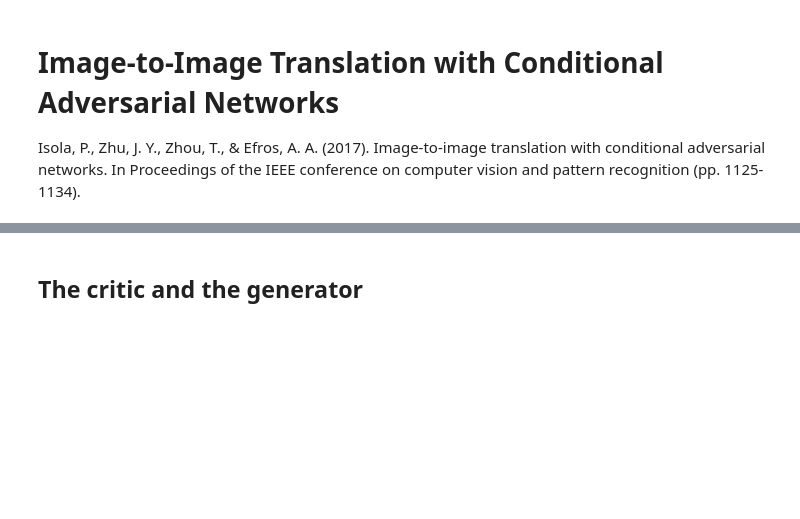
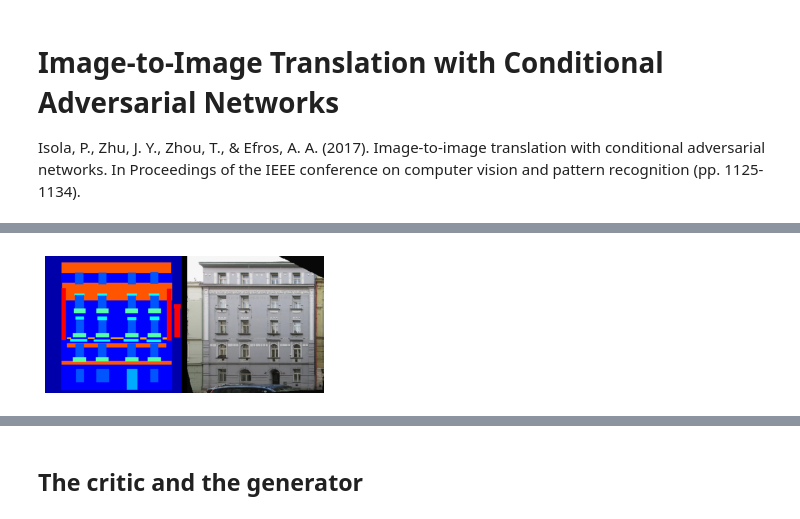
Before and after one commit to ababino/fastpapers, a Jupyter notebook: 01_isola2017image.ipynb, the cells around one changed output, grey strips where cells are left out. Cells and saved outputs as stored; diff of their text form; code cells hidden in the pictures; blank space fills up the shorter version.

```diff
--- a/01_isola2017image.ipynb
+++ b/01_isola2017image.ipynb
@@ -52,0 +59,3 @@ ToTensor()(Resize(256)(ImageNTuple.create(files[0]))).show()
+# %%
+valid_idx = L(files).itemgot(0).attrgot('stem').argwhere(eq('cmp_b0331'))
+valid_idx += L(files).itemgot(0).attrgot('stem').argwhere(eq('cmp_b0068'))
@@ -54,10 +66,10 @@ ToTensor()(Resize(256)(ImageNTuple.create(files[0]))).show()
 im_size = 256
 facades = DataBlock(
                     blocks=(ImageBlock, ImageTupleBlock),
-                    get_items=get_tuple_files,
+                    get_items=lambda x: get_tuple_files(x)[:402],
                     get_x=itemgetter(0),
-                    splitter=RandomSplitter(seed=12,valid_pct=0.338),
-                    item_tfms=Resize(2*im_size, ResizeMethod.Squish),
+                    splitter=IndexSplitter(valid_idx),
+                    item_tfms=Resize(286, ResizeMethod.Squish, resamples=(Image.NEAREST, Image.NEAREST)),
                     batch_tfms=[Normalize.from_stats(0.5*torch.ones(3), 0.5*torch.ones(3)),
-                                *aug_transforms(size=im_size,mult=0.1, max_lighting=0, p_lighting=0)],
+                                *aug_transforms(size=im_size, mult=0.0, max_lighting=0, p_lighting=0, mode='nearest')],
                     )
@@ -70,0 +76,10 @@ dls.show_batch()
+# %%
+dls = facades.dataloaders(path_base.parent, bs=1, num_workers=2)
+b = dls.one_batch()
+test_eq(len(b), 2)
+test_eq(len(b[1]), 2)
+test_eq(b[1][0], b[0])
+# %%
+dls.show_batch(b, figsize=[5,5])
+# %% [output]
+[figure, added]
```
Also changed, not shown: parts of 50 cells of this notebook, 9 other files.
